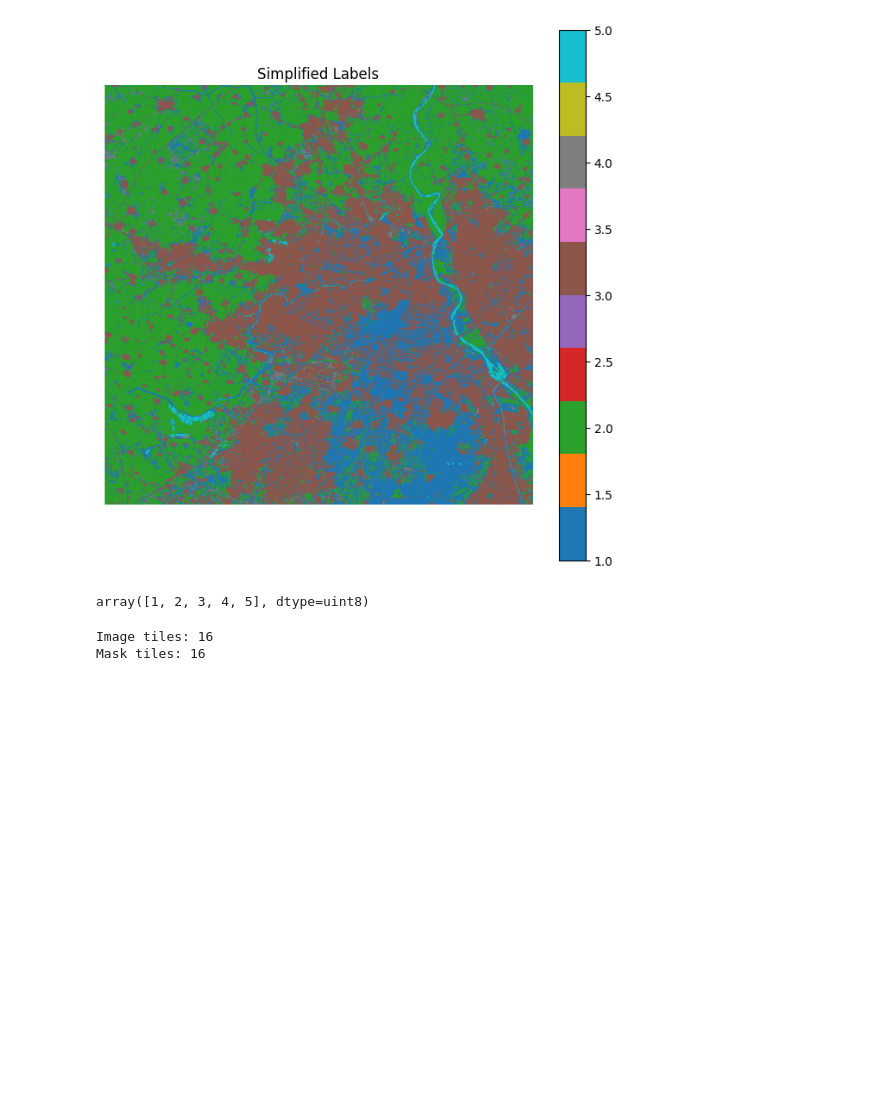
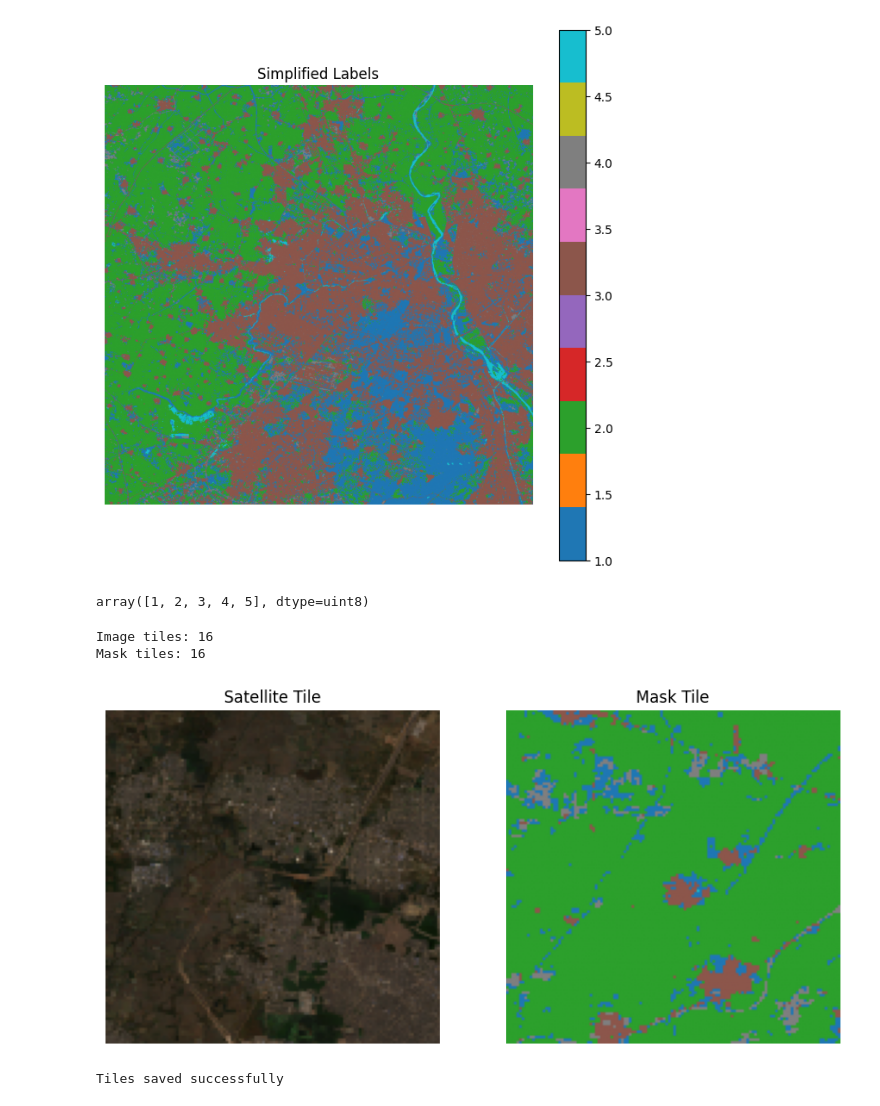
Before and after one commit to Rudra01a/GeoVisionAI, a Jupyter notebook: notebooks/n03_dataset_preparation.ipynb, the cells around one changed output. Cells and saved outputs as stored; diff of their text form; code cells hidden in the pictures; blank space fills up the shorter version.

Commit message:
Saved processed image and mask tiles for model training

```diff
--- a/notebooks/n03_dataset_preparation.ipynb
+++ b/notebooks/n03_dataset_preparation.ipynb
@@ -330,3 +330,55 @@ print(
 # %% [output]
 Image tiles: 16
 Mask tiles: 16
+# %%
+import matplotlib.pyplot as plt
+
+plt.figure(figsize=(10,5))
+
+plt.subplot(1,2,1)
+
+plt.imshow(
+    image_tiles[0]
+)
+
+plt.title(
+    "Satellite Tile"
+)
+
+plt.axis('off')
+
+
+plt.subplot(1,2,2)
+
+plt.imshow(
+    mask_tiles[0],
+    cmap='tab10'
+)
+
+plt.title(
+    "Mask Tile"
+)
+
+plt.axis('off')
+
+plt.show()
+# %% [output]
+[figure, added]
+# %%
+import numpy as np
+
+# Save satellite tiles
+np.save(
+    "../data/tiles/image_tiles.npy",
+    image_tiles
+)
+
+# Save masks
+np.save(
+    "../data/masks/mask_tiles.npy",
+    mask_tiles
+)
+
+print("Tiles saved successfully")
+# %% [output]
+Tiles saved successfully
```
Also changed, not shown: parts of 4 cells of this notebook, 2 other files.
